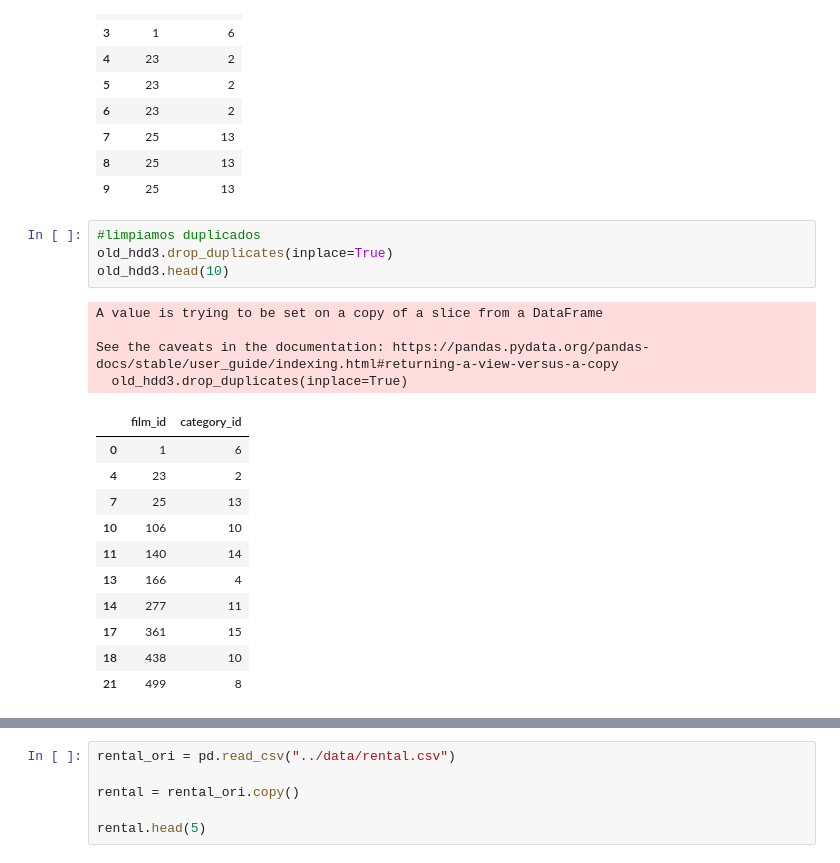
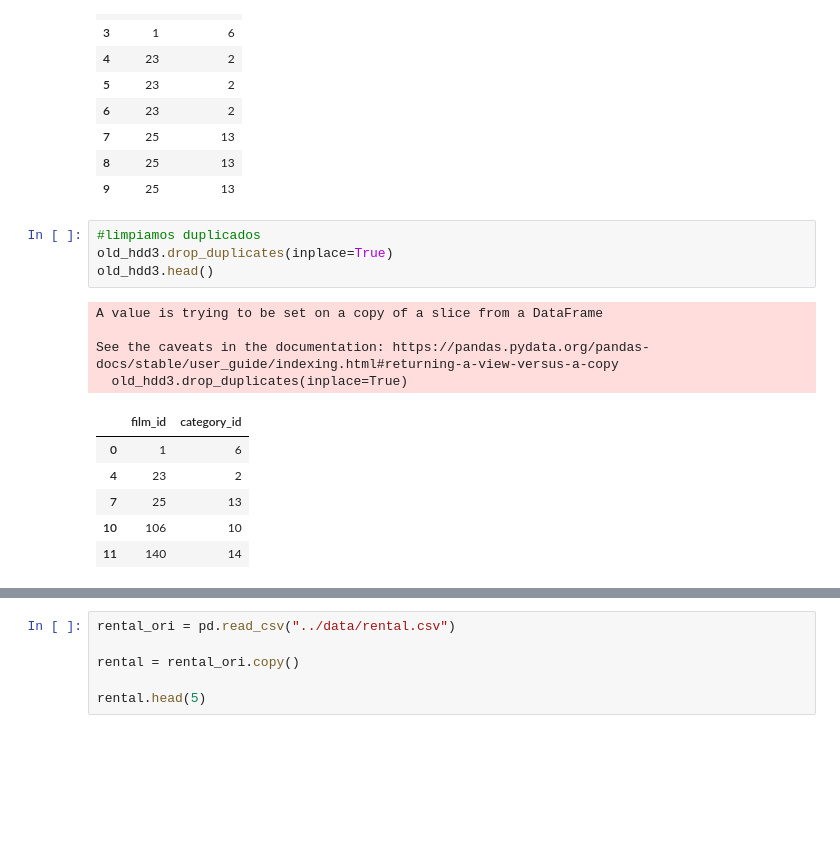
Before and after one commit to segomismo/2-proj-cineclub, a Jupyter notebook: src/1-limpiezaactors.ipynb, the cells around one changed output, grey strips where cells are left out. Saved outputs shown, nothing was run; the diff lists cells and outputs as text; blank space fills up the shorter version.

```diff
--- a/src/1-limpiezaactors.ipynb
+++ b/src/1-limpiezaactors.ipynb
@@ -381,22 +381,17 @@ old_hdd3.head(10)
 # %%
 #limpiamos duplicados
 old_hdd3.drop_duplicates(inplace=True)
-old_hdd3.head(10)
+old_hdd3.head()
 # %% [output]
 A value is trying to be set on a copy of a slice from a DataFrame
 
 See the caveats in the documentation: https://pandas.pydata.org/pandas-docs/stable/user_guide/indexing.html#returning-a-view-versus-a-copy
   old_hdd3.drop_duplicates(inplace=True)
 |  | film_id | category_id |
 | 0 | 1 | 6 |
 | 4 | 23 | 2 |
 | 7 | 25 | 13 |
 | 10 | 106 | 10 |
 | 11 | 140 | 14 |
-| 13 | 166 | 4 |
-| 14 | 277 | 11 |
-| 17 | 361 | 15 |
-| 18 | 438 | 10 |
-| 21 | 499 | 8 |
 # %%
 old_hdd3.reset_index(drop = True, inplace=True)
```
Also changed, not shown: parts of 22 cells of this notebook, 9 other files.
